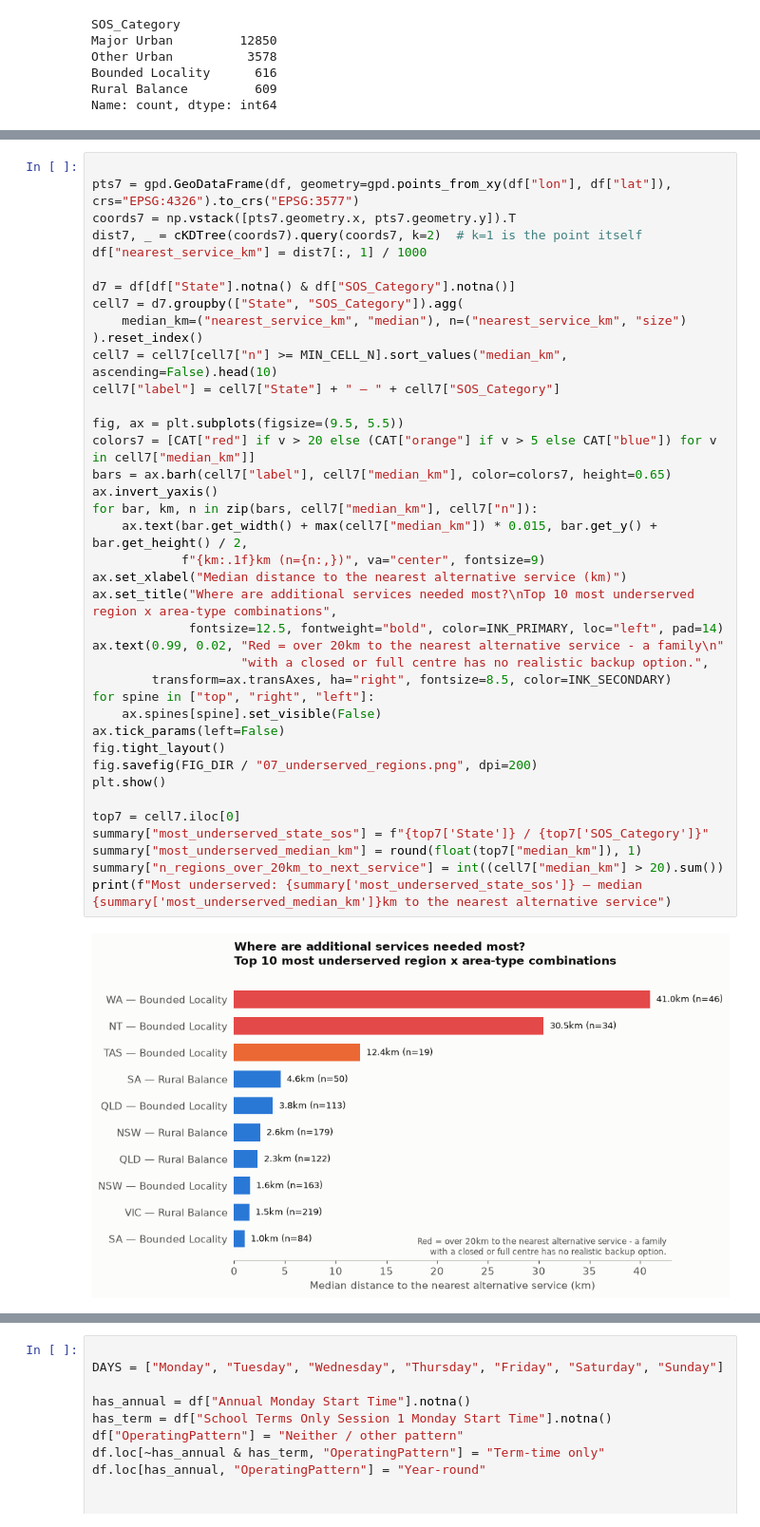
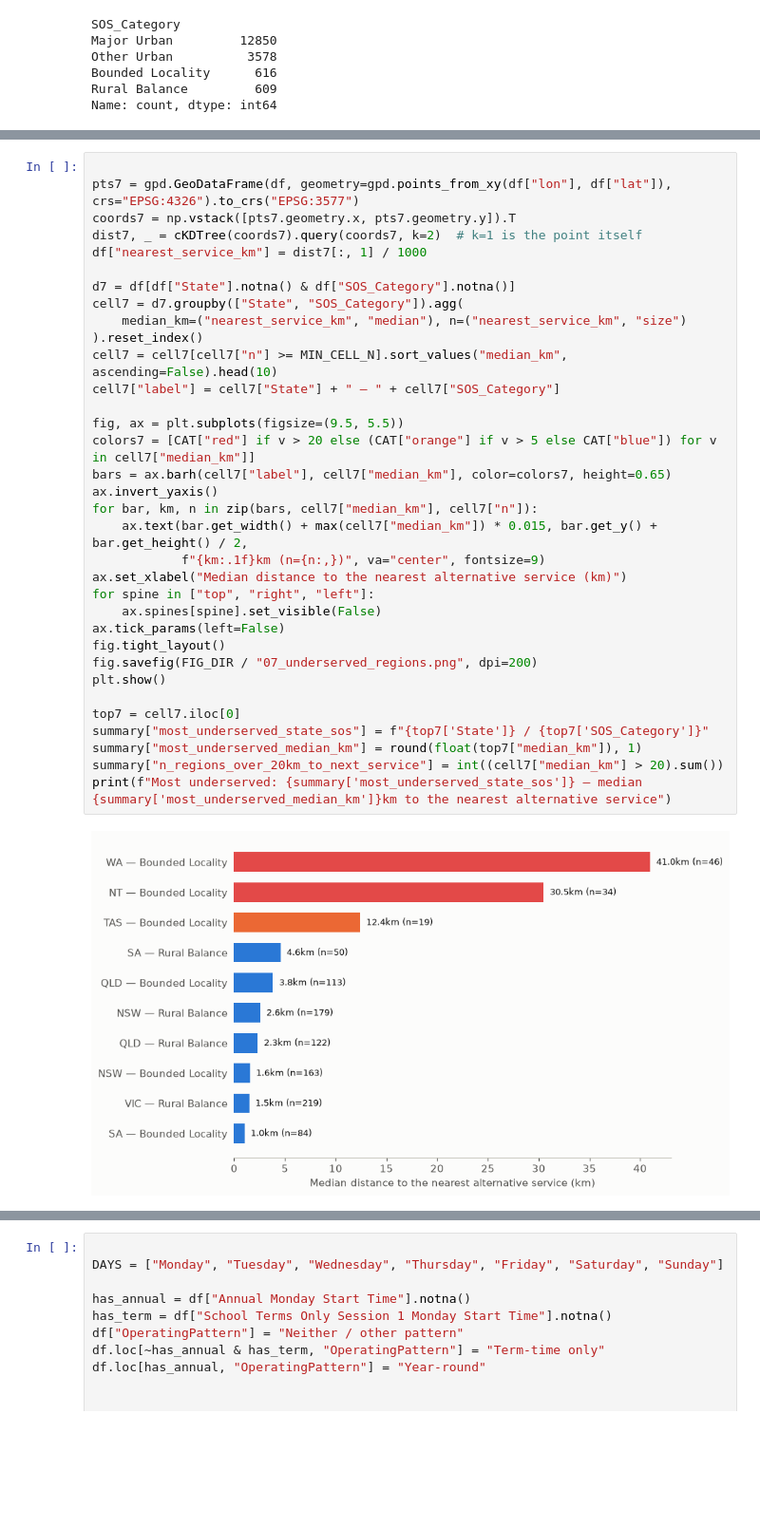
Before and after one commit to martvanhoorn2003-svg/Mart, a Jupyter notebook: ACECQA_Service_Quality_Analysis.ipynb, the cells around one changed output, grey strips where cells are left out. Shown at 95% size. Drawn from its saved outputs; the diff is of its cells as text; blank space fills up the shorter version.

```diff
--- a/ACECQA_Service_Quality_Analysis.ipynb
+++ b/ACECQA_Service_Quality_Analysis.ipynb
@@ -665,37 +538,32 @@ dist7, _ = cKDTree(coords7).query(coords7, k=2)  # k=1 is the point itself
 df["nearest_service_km"] = dist7[:, 1] / 1000
 
 d7 = df[df["State"].notna() & df["SOS_Category"].notna()]
 cell7 = d7.groupby(["State", "SOS_Category"]).agg(
     median_km=("nearest_service_km", "median"), n=("nearest_service_km", "size")
 ).reset_index()
 cell7 = cell7[cell7["n"] >= MIN_CELL_N].sort_values("median_km", ascending=False).head(10)
 cell7["label"] = cell7["State"] + " — " + cell7["SOS_Category"]
 
 fig, ax = plt.subplots(figsize=(9.5, 5.5))
 colors7 = [CAT["red"] if v > 20 else (CAT["orange"] if v > 5 else CAT["blue"]) for v in cell7["median_km"]]
 bars = ax.barh(cell7["label"], cell7["median_km"], color=colors7, height=0.65)
 ax.invert_yaxis()
 for bar, km, n in zip(bars, cell7["median_km"], cell7["n"]):
     ax.text(bar.get_width() + max(cell7["median_km"]) * 0.015, bar.get_y() + bar.get_height() / 2,
             f"{km:.1f}km (n={n:,})", va="center", fontsize=9)
 ax.set_xlabel("Median distance to the nearest alternative service (km)")
-ax.set_title("Where are additional services needed most?\nTop 10 most underserved region x area-type combinations",
-             fontsize=12.5, fontweight="bold", color=INK_PRIMARY, loc="left", pad=14)
-ax.text(0.99, 0.02, "Red = over 20km to the nearest alternative service - a family\n"
-                    "with a closed or full centre has no realistic backup option.",
-        transform=ax.transAxes, ha="right", fontsize=8.5, color=INK_SECONDARY)
 for spine in ["top", "right", "left"]:
     ax.spines[spine].set_visible(False)
 ax.tick_params(left=False)
 fig.tight_layout()
 fig.savefig(FIG_DIR / "07_underserved_regions.png", dpi=200)
 plt.show()
 
 top7 = cell7.iloc[0]
 summary["most_underserved_state_sos"] = f"{top7['State']} / {top7['SOS_Category']}"
 summary["most_underserved_median_km"] = round(float(top7["median_km"]), 1)
 summary["n_regions_over_20km_to_next_service"] = int((cell7["median_km"] > 20).sum())
 print(f"Most underserved: {summary['most_underserved_state_sos']} — median {summary['most_underserved_median_km']}km to the nearest alternative service")
 # %% [output]
-[figure, old version]
+[figure, new version]
 Most underserved: WA / Bounded Locality — median 41.0km to the nearest alternative service
```
Also changed, not shown: parts of 34 cells of this notebook.
